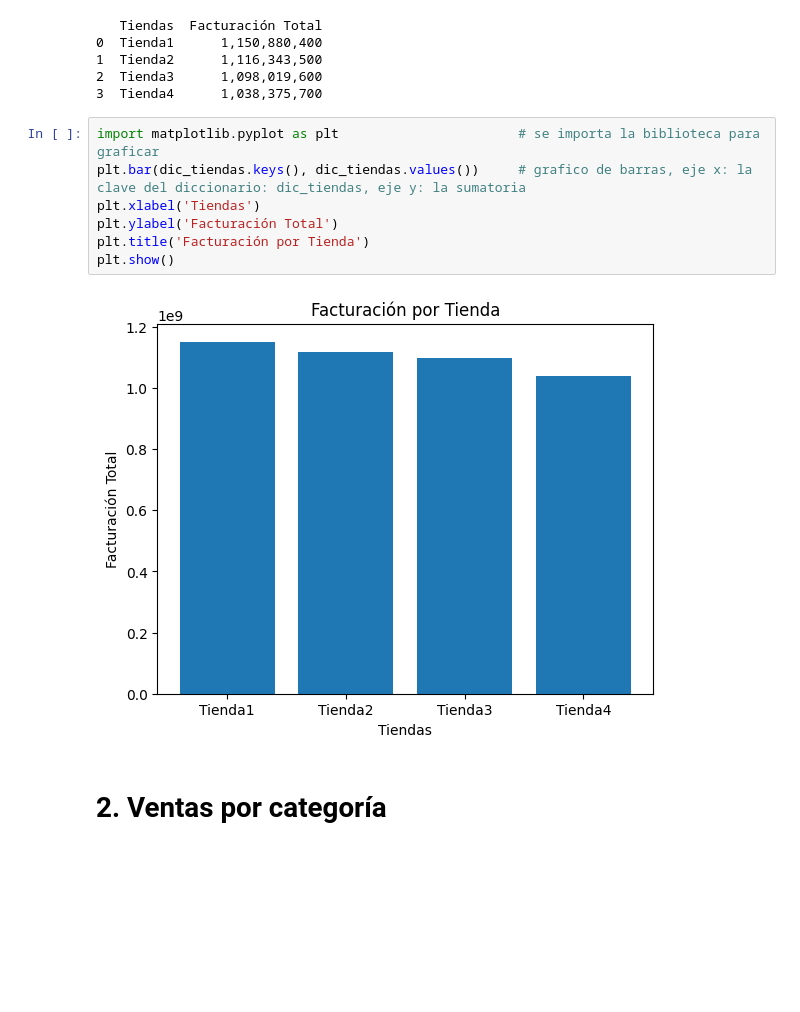
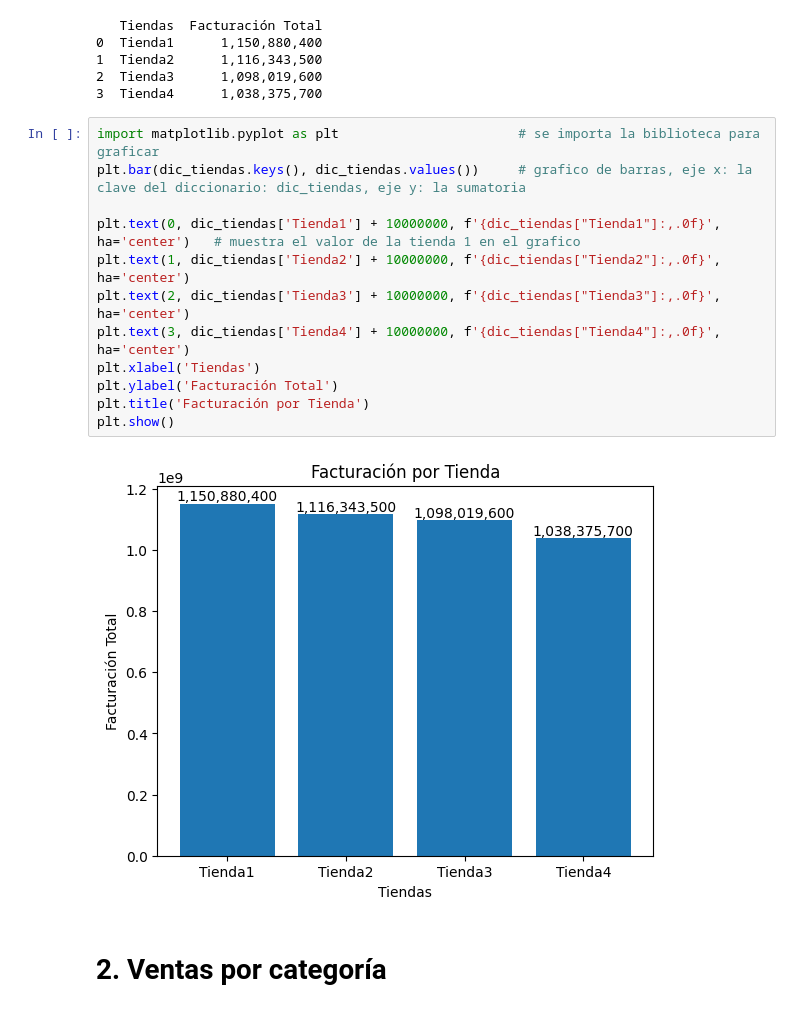
Before and after one commit to H31muth/Challenge1-data-science-latam, a Jupyter notebook: ChallengesManejoDtosPython.ipynb, the cells around one changed output. Drawn from its saved outputs; the diff is of its cells as text; blank space fills up the shorter version.

```diff
--- a/ChallengesManejoDtosPython.ipynb
+++ b/ChallengesManejoDtosPython.ipynb
@@ -48,12 +48,17 @@ print(df_tiendas)
 # %%
 import matplotlib.pyplot as plt                       # se importa la biblioteca para graficar
 plt.bar(dic_tiendas.keys(), dic_tiendas.values())     # grafico de barras, eje x: la clave del diccionario: dic_tiendas, eje y: la sumatoria
+
+plt.text(0, dic_tiendas['Tienda1'] + 10000000, f'{dic_tiendas["Tienda1"]:,.0f}', ha='center')   # muestra el valor de la tienda 1 en el grafico
+plt.text(1, dic_tiendas['Tienda2'] + 10000000, f'{dic_tiendas["Tienda2"]:,.0f}', ha='center')
+plt.text(2, dic_tiendas['Tienda3'] + 10000000, f'{dic_tiendas["Tienda3"]:,.0f}', ha='center')
+plt.text(3, dic_tiendas['Tienda4'] + 10000000, f'{dic_tiendas["Tienda4"]:,.0f}', ha='center')
 plt.xlabel('Tiendas')
 plt.ylabel('Facturación Total')
 plt.title('Facturación por Tienda')
 plt.show()
 # %% [output]
-[figure, old version]
+[figure, new version]
 # %% [markdown]
 # 2. Ventas por categoría
 # %%
```
Also changed, not shown: parts of 1 cell of this notebook.
